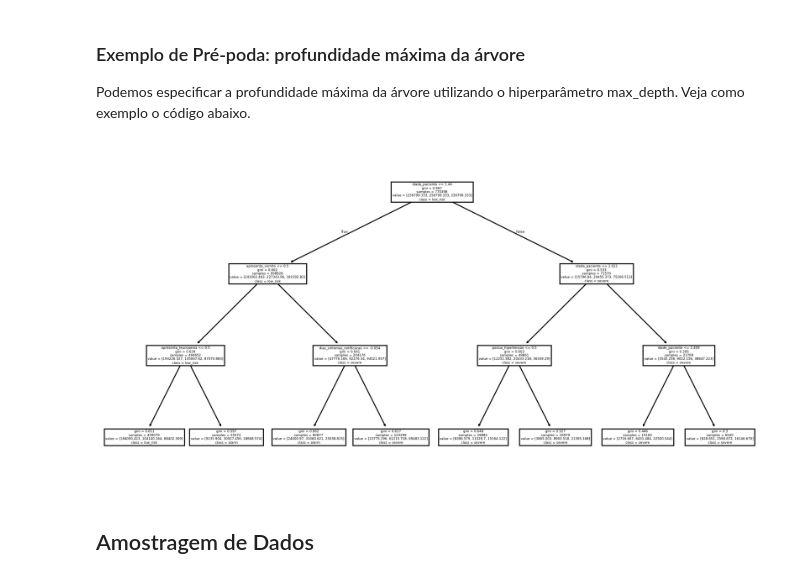
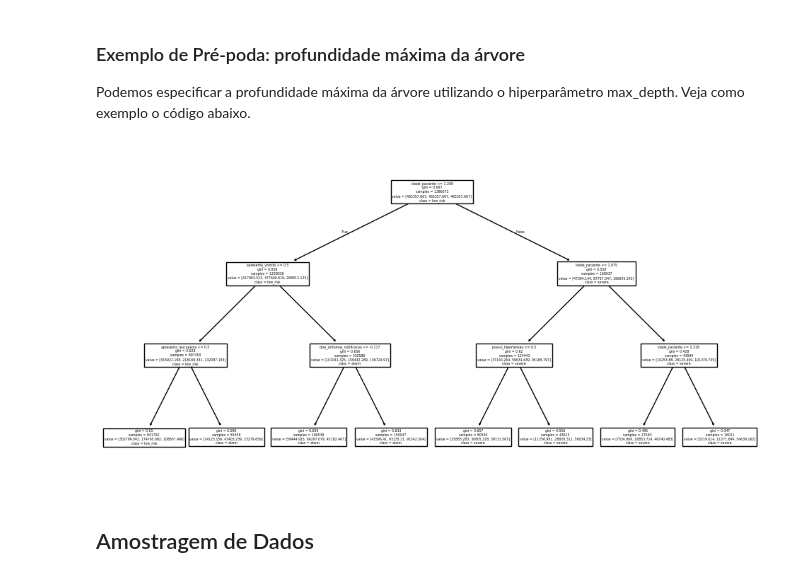
Before and after one commit to gct02/TrabalhoPraticoML, a Jupyter notebook: src/decision_tree.ipynb, the cells around one changed output. Drawn from its saved outputs; the diff is of its cells as text; code cells hidden in the pictures.

Commit message:
Fixed data processing

```diff
--- a/src/decision_tree.ipynb
+++ b/src/decision_tree.ipynb
@@ -56,7 +58,7 @@ valid_ratio_holdout = 0.15
 ### Obtenção e análise dos dados
 O código abaixo carrega o dataset utilizando as funções do scikit-learn e mostra algumas informações básicas sobre os dados
 # %%
-df_sinan_processed = pd.read_csv("../data/3_gold/processed-dataset-full.csv")
+df_sinan_processed = pd.read_csv("../data/3_gold/processed-dataset-numeric.csv")
 
 X = df_sinan_processed.drop("severity", axis=1)
 y = df_sinan_processed["severity"]
@@ -138,14 +140,14 @@ Podemos especificar a profundidade máxima da árvore utilizando o hiperparâmet
 # %%
 from sklearn.tree import plot_tree
 
 # NOTE: Execute também sem class_weight='balanced' para comparar os resultados
 dt = DecisionTreeClassifier(max_depth=3, class_weight='balanced', random_state=random_state)
 dt.fit(X, y)
 
-plt.figure(figsize=(12,6), dpi=200)
+plt.figure(figsize=(12,6))
 _ = plot_tree(dt, feature_names=feature_names, class_names=target_names)
 # %% [output]
-[figure, old version]
+[figure, new version]
 # %% [markdown]
 ## Amostragem de Dados
 # %% [markdown]
```
Also changed, not shown: parts of 8 cells of this notebook, 8 other files.
